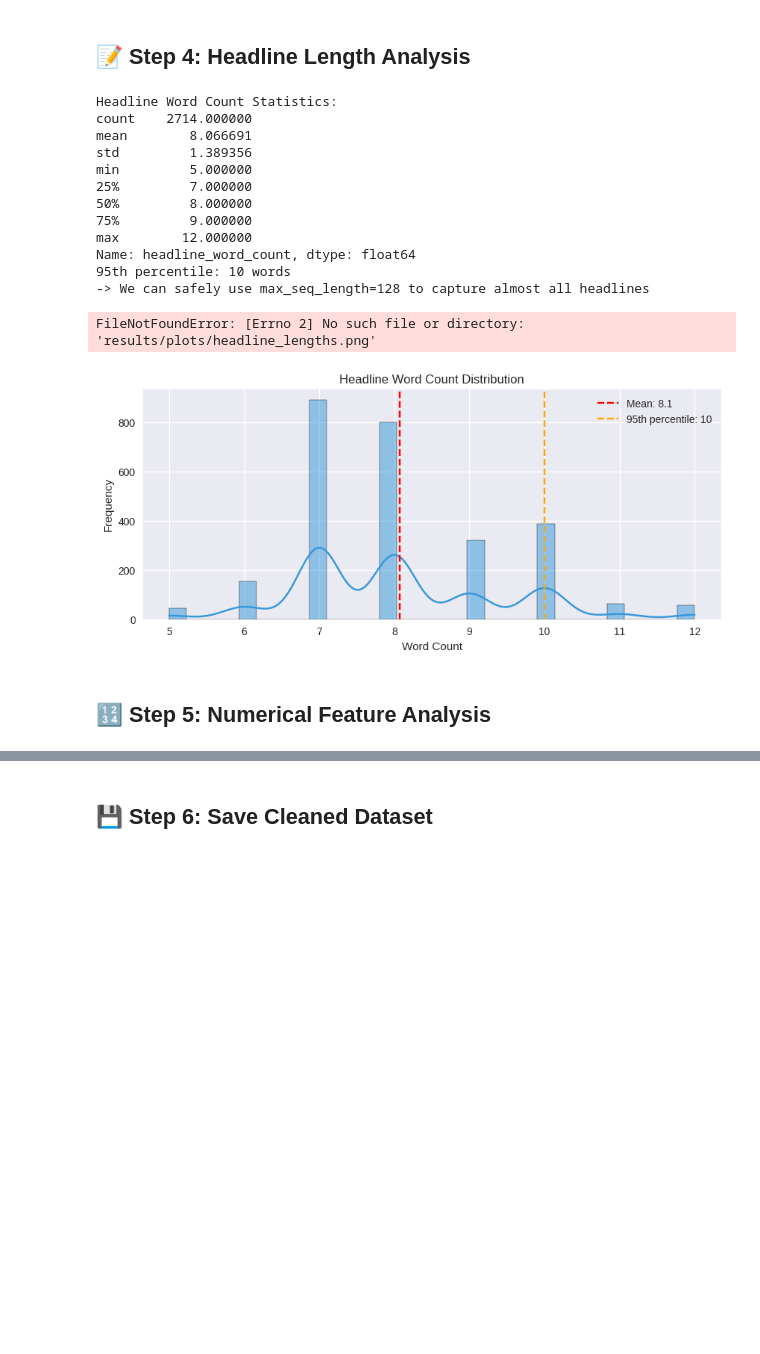
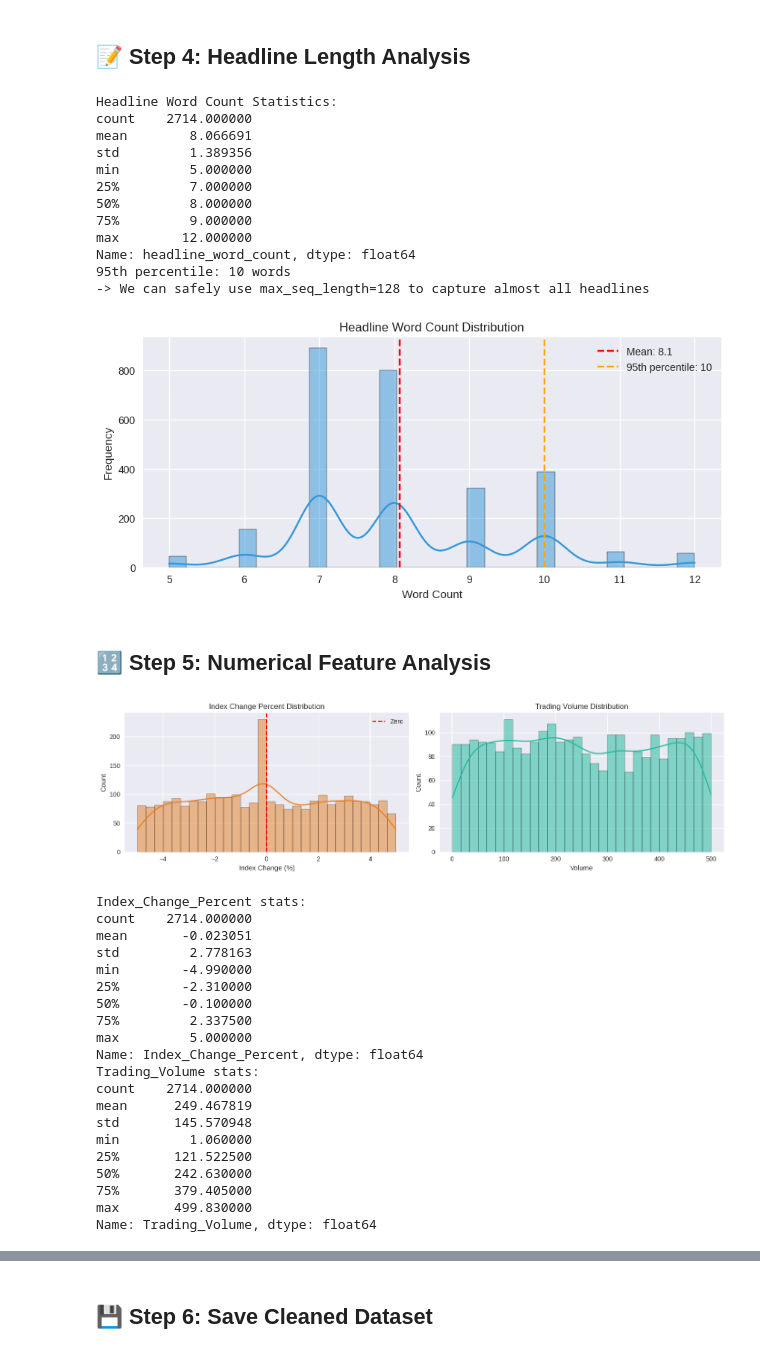
Before and after one commit to SrileakhanaMangapathi/multi-task-financial-news-analysis, a Jupyter notebook: notebooks/01_EDA.ipynb, the cells around one changed output, grey strips where cells are left out. Cells and saved outputs as stored; diff of their text form; code cells hidden in the pictures; blank space fills up the shorter version.

Commit message:
ran EDA with outputs and visualizations

```diff
--- a/notebooks/01_EDA.ipynb
+++ b/notebooks/01_EDA.ipynb
@@ -179,6 +187,8 @@ FileNotFoundError: [Errno 2] No such file or directory: 'results/plots/label_dis
 # ── Analyze word count in headlines ──────────────────────────────────────────
 # This helps us choose max_seq_length for tokenization
 # Too short = information loss; Too long = unnecessary padding
+
+import os
 
 df["headline_word_count"] = df["Headline"].str.split().str.len()
 
@@ -186,6 +196,9 @@ print("Headline Word Count Statistics:")
 print(df["headline_word_count"].describe())
 print(f"95th percentile: {df['headline_word_count'].quantile(0.95):.0f} words")
 print("-> We can safely use max_seq_length=128 to capture almost all headlines")
+
+# Create the directory if it doesn't exist
+os.makedirs("results/plots/", exist_ok=True)
 
 # Plot the distribution
 plt.figure(figsize=(10, 4))
@@ -213,38 +226,58 @@ max        12.000000
 Name: headline_word_count, dtype: float64
 95th percentile: 10 words
 -> We can safely use max_seq_length=128 to capture almost all headlines
-FileNotFoundError: [Errno 2] No such file or directory: 'results/plots/headline_lengths.png'
 [figure]
 # %% [markdown]
 ## 🔢 Step 5: Numerical Feature Analysis
 # %%
 # ── Explore Index_Change_Percent and Trading_Volume ──────────────────────────
 # These numerical features will be used by the BiGRU model (Model 2)
 # for Impact Level prediction via feature fusion
 
 fig, axes = plt.subplots(1, 2, figsize=(14, 4))
 
 # Index Change Percent
 sns.histplot(df["Index_Change_Percent"], bins=30, kde=True, ax=axes[0], color="#e67e22")
 axes[0].set_title("Index Change Percent Distribution")
 axes[0].set_xlabel("Index Change (%)")
 axes[0].axvline(0, color="red", linestyle="--", label="Zero")
 axes[0].legend()
 
 # Trading Volume
 sns.histplot(df["Trading_Volume"], bins=30, kde=True, ax=axes[1], color="#1abc9c")
 axes[1].set_title("Trading Volume Distribution")
 axes[1].set_xlabel("Volume")
 
 plt.tight_layout()
 plt.savefig("results/plots/numerical_features.png", dpi=150)
 plt.show()
 
 print("Index_Change_Percent stats:")
 print(df["Index_Change_Percent"].describe())
-print("
-Trading_Volume stats:")
+print("Trading_Volume stats:")
 print(df["Trading_Volume"].describe())
+# %% [output]
+[figure, added]
+Index_Change_Percent stats:
+count    2714.000000
+mean       -0.023051
+std         2.778163
+min        -4.990000
+25%        -2.310000
+50%        -0.100000
+75%         2.337500
+max         5.000000
+Name: Index_Change_Percent, dtype: float64
+Trading_Volume stats:
+count    2714.000000
+mean      249.467819
+std       145.570948
+min         1.060000
+25%       121.522500
+50%       242.630000
+75%       379.405000
+max       499.830000
+Name: Trading_Volume, dtype: float64
 # %%
 # ── Correlation between numerical features and Impact Level ──────────────────
 # Check if Index_Change_Percent varies across impact levels (useful signal for BiGRU)
```
Also changed, not shown: parts of 4 cells of this notebook.
